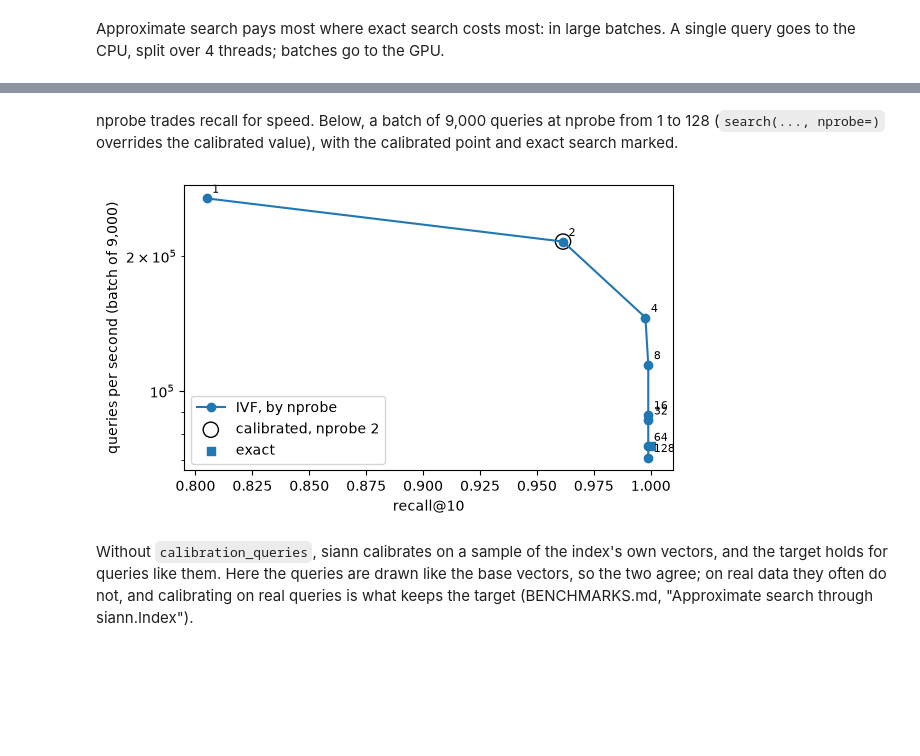
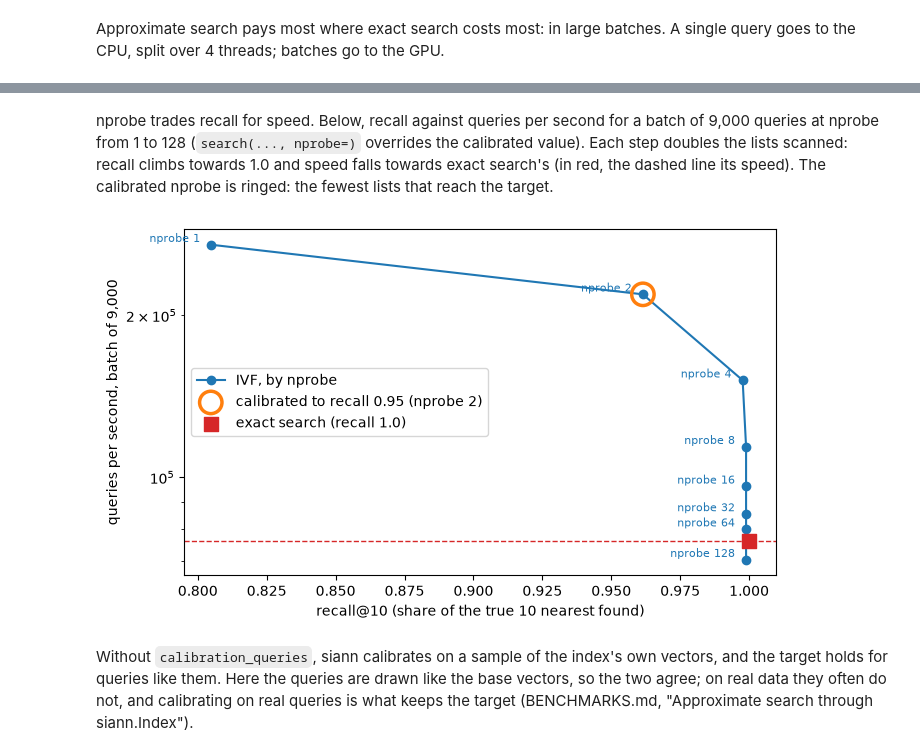
Before and after one commit to vglazer/siann, a Jupyter notebook: examples/quickstart.ipynb, the cells around one changed output, grey strips where cells are left out. Cells and saved outputs as stored; diff of their text form; code cells hidden in the pictures; blank space fills up the shorter version.

```diff
--- a/examples/quickstart.ipynb
+++ b/examples/quickstart.ipynb
@@ -318,26 +335,31 @@ fig.tight_layout()
 # %% [markdown]
-nprobe trades recall for speed. Below, a batch of 9,000 queries at nprobe from 1 to 128 (`search(...,
-nprobe=)` overrides the calibrated value), with the calibrated point and exact search marked.
+nprobe trades recall for speed. Below, recall against queries per second for a batch of 9,000 queries at
+nprobe from 1 to 128 (`search(..., nprobe=)` overrides the calibrated value). Each step doubles the lists
+scanned: recall climbs towards 1.0 and speed falls towards exact search's (in red, the dashed line its
+speed). The calibrated nprobe is ringed: the fewest lists that reach the target.
 # %%
 curve = []
 for p in (1, 2, 4, 8, 16, 32, 64, 128):
     approx.search(rest, 10, nprobe=p)
     start = time.perf_counter()
     found = approx.search(rest, 10, nprobe=p).indices
     curve.append((recall(found, truth[1000:]), len(rest) / (time.perf_counter() - start), p))
-fig, ax = plt.subplots(figsize=(6, 3.6))
-ax.plot([r for r, _, _ in curve], [q for _, q, _ in curve], marker="o", label="IVF, by nprobe")
+fig, ax = plt.subplots(figsize=(7, 4.2))
+ax.plot([r for r, _, _ in curve], [q for _, q, _ in curve], marker="o", c="tab:blue", label="IVF, by nprobe")
 for r, q, p in curve:
-    ax.annotate(str(p), (r, q), textcoords="offset points", xytext=(4, 4), fontsize=8)
+    ax.annotate(f"nprobe {p}", (r, q), textcoords="offset points", xytext=(-8, 2), ha="right", fontsize=8,
+                color="tab:blue")
 calibrated = [c for c in curve if c[2] == approx.nprobe]
 if calibrated:
-    ax.scatter([calibrated[0][0]], [calibrated[0][1]], s=120, facecolors="none", edgecolors="black",
-               label=f"calibrated, nprobe {approx.nprobe}")
-ax.scatter([1.0], [exact_rate[-1]], marker="s", label="exact")
-ax.set_yscale("log"); ax.set_xlabel("recall@10"); ax.set_ylabel("queries per second (batch of 9,000)")
-ax.legend(); fig.tight_layout()
+    ax.scatter([calibrated[0][0]], [calibrated[0][1]], s=260, facecolors="none", edgecolors="tab:orange",
+               linewidths=2.5, zorder=3, label=f"calibrated to recall 0.95 (nprobe {approx.nprobe})")
+ax.axhline(exact_rate[-1], color="tab:red", linestyle="--", linewidth=1)
+ax.scatter([1.0], [exact_rate[-1]], marker="s", s=90, c="tab:red", zorder=3, label="exact search (recall 1.0)")
+ax.set_yscale("log"); ax.set_xlabel("recall@10 (share of the true 10 nearest found)")
+ax.set_ylabel("queries per second, batch of 9,000")
+ax.legend(loc="center left"); fig.tight_layout()
 # %% [output]
-[figure, old version]
+[figure, new version]
 # %% [markdown]
 Without `calibration_queries`, siann calibrates on a sample of the index's own vectors, and the target
 holds for queries like them. Here the queries are drawn like the base vectors, so the two agree; on real
```
Also changed, not shown: parts of 7 cells of this notebook, 1 other file.
